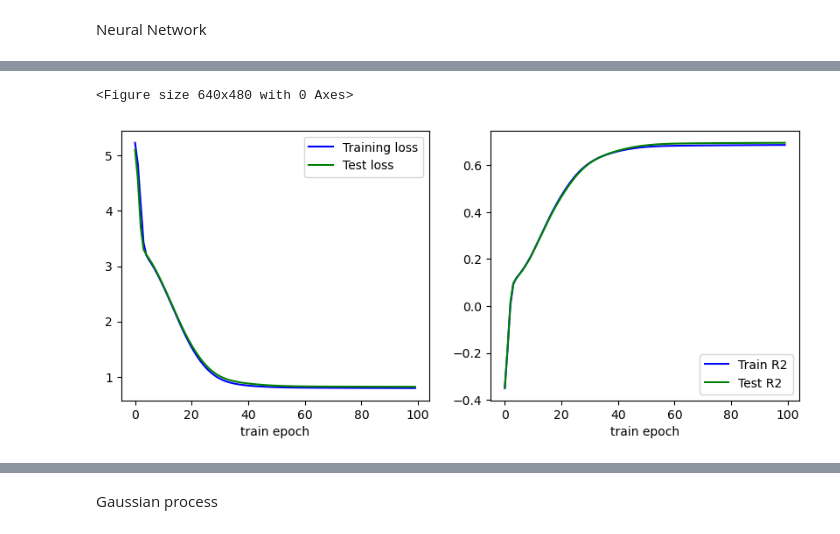
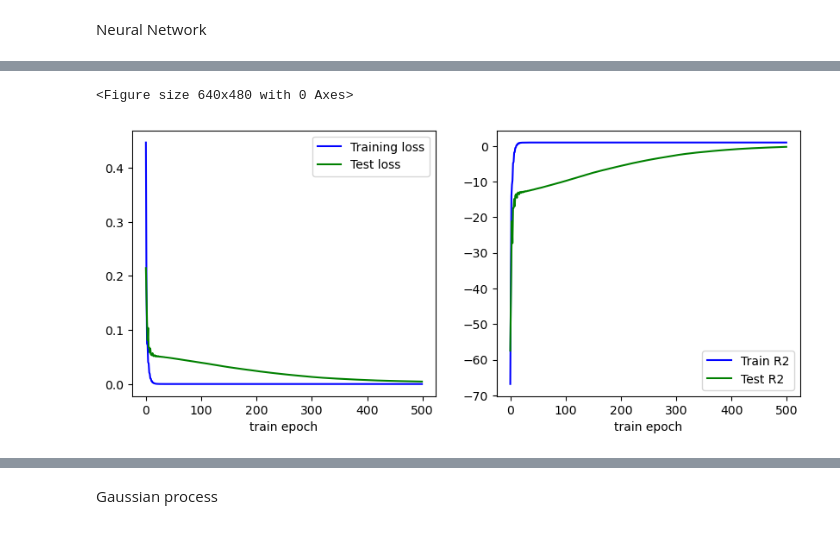
Before and after one commit to theauv/FMDP-in-MBRL, a Jupyter notebook: test_learn_bikes.ipynb, the cells around one changed output, grey strips where cells are left out. Cells and saved outputs as stored; diff of their text form; code cells hidden in the pictures.

```diff
--- a/test_learn_bikes.ipynb
+++ b/test_learn_bikes.ipynb
@@ -104,9 +135,9 @@ for obs_, previous_obs_, truck_centroids, truck_num_bikes in zip(
 Create x and y from obs and next_obs
 # %%
 dataset_size = 1000
-input_obs_keys = ["bikes_distr", "time_counter"]
+input_obs_keys = ["bikes_distr", "demands", "time_counter"]
 input_act_keys = []  # not implemented
-output_keys = ["bikes_distr"]
+output_keys = []
 
 input_mask = np.zeros(obs.shape[-1])
 for key in input_obs_keys:
@@ -121,7 +152,11 @@ output_mask = np.ma.make_mask(output_mask)
 assert obs.ndim == 2
 assert next_obs.ndim == 2
 x = obs[:dataset_size, input_mask]
-y = next_obs[:dataset_size, output_mask]
 
-print(x.shape, y.shape)
+if not np.any(output_mask):
+    y = None
+    print(x.shape, None)
+else:
+    y = next_obs[:dataset_size, output_mask]
+    print(x.shape, y.shape)
 # %% [output]
@@ -136,7 +171,10 @@ Additional output preds (e.g. reward)
 learned_rewards = True
 if learned_rewards:
     reward_ = reward[:dataset_size, ...].unsqueeze(-1)
-    print(y.shape, reward_.shape)
-    y = torch.cat([y, reward_], dim=-1)
+    if y is not None:
+        print(y.shape, reward_.shape)
+        y = torch.cat([y, reward_], dim=-1)
+    else:
+        y = reward_
     print(y.shape)
 # %% [output]
@@ -162,7 +199,7 @@ Linear regression
 # %%
 from src.model.linear_regression import LinearRegression
 
-learningRate = 0.01
+learningRate = 0.05
 epochs = 2000
 eval_epoch_freq = 1
 in_size = train_x.shape[-1]
@@ -534,11 +626,11 @@ Neural Network
 from src.model.simple import Simple
 
 # Hyperparams
-learningRate = 0.0001
-weight_decay = 0.00001
+learningRate = 0.001
+weight_decay = 0.001
 optim_eps = 1e-8
 
-epochs = 100
+epochs = 500
 batch_size = 256
 eval_epoch_freq = 1
 in_size = train_x.shape[-1]
@@ -628,18 +720,19 @@ Eval loss 0.8206801414489746, R2 0.695962131023407
 # %%
 plt.clf()
+offset = 0
 f, ax = plt.subplots(1, 2, figsize=(10, 4))
-ax[0].plot(train_losses, "b", label="Training loss")
-ax[0].plot(test_losses, "g", label="Test loss")
-ax[1].plot(train_metrics, "b", label="Train R2")
-ax[1].plot(test_metrics, "g", label="Test R2")
+ax[0].plot(train_losses[offset:], "b", label="Training loss")
+ax[0].plot(test_losses[offset:], "g", label="Test loss")
+ax[1].plot(train_metrics[offset:], "b", label="Train R2")
+ax[1].plot(test_metrics[offset:], "g", label="Test R2")
 ax[0].set_xlabel("train epoch")
 ax[1].set_xlabel("train epoch")
 ax[0].legend(loc="best")
 ax[1].legend(loc="best")
 plt.show()
 # %% [output]
 <Figure size 640x480 with 0 Axes>
-[figure, old version]
+[figure, new version]
 # %%
 with torch.no_grad():  # we don't need gradients in the testing phase
     train_preds = NN_model(train_x)
```
Also changed, not shown: parts of 18 cells of this notebook, 7 other files.
